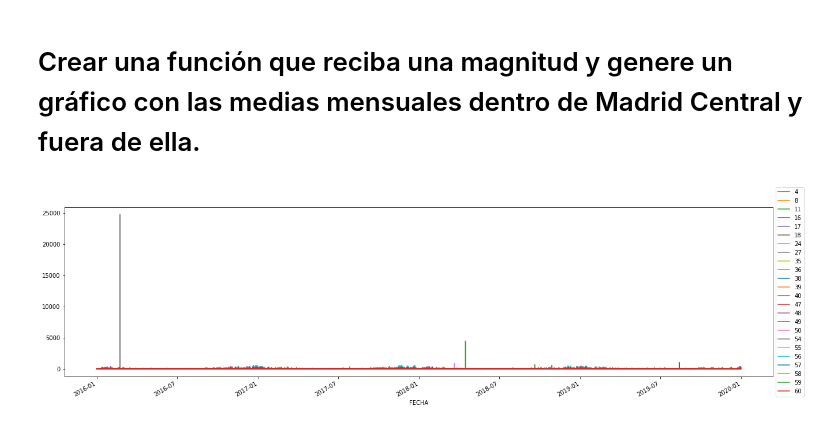
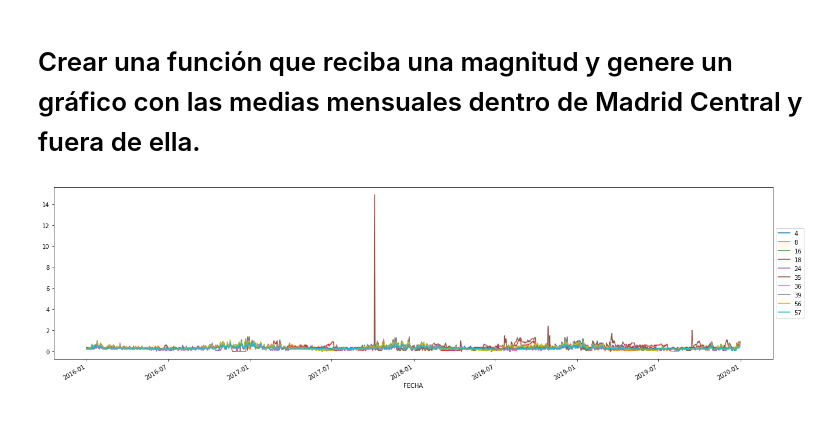
Before and after one commit to HeinzSch/Proyecto-integrador-G3, a Jupyter notebook: Proyecto_integrador_3.ipynb, the cells around one changed output. Drawn from its saved outputs; the diff is of its cells as text; code cells hidden in the pictures.

```diff
--- a/Proyecto_integrador_3.ipynb
+++ b/Proyecto_integrador_3.ipynb
@@ -294,6 +239,6 @@ miClase.evolucionMagnitudRange('12', '2019-03-01', '2019-06-30')
 # %% [markdown]
 # Crear una función que reciba una magnitud y genere un gráfico con las medias mensuales dentro de Madrid Central y fuera de ella.
 # %%
-miClase.evolucionMagnitud('1')
+miClase.evolucionMagnitud(6)
 # %% [output]
-[figure, old version]
+[figure, new version]
```
Also changed, not shown: parts of 15 cells of this notebook.
